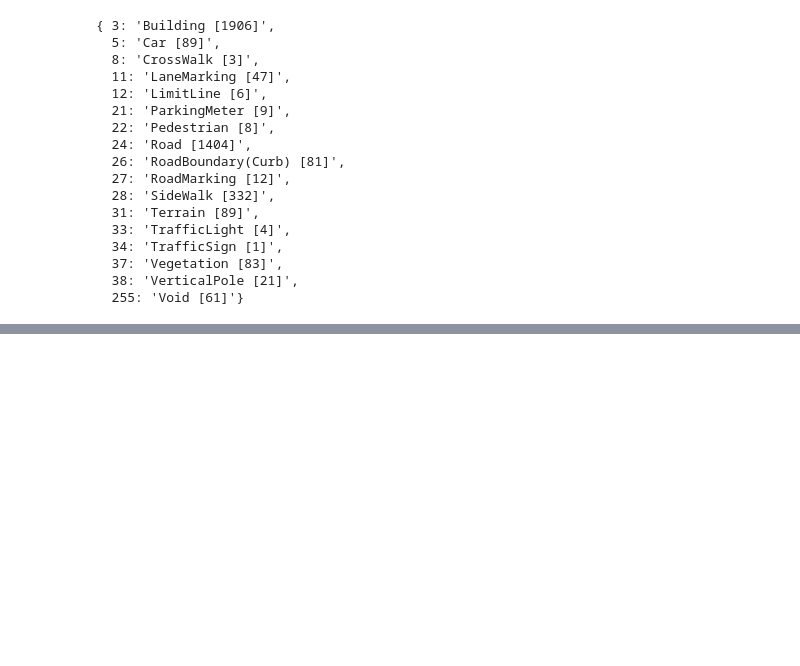
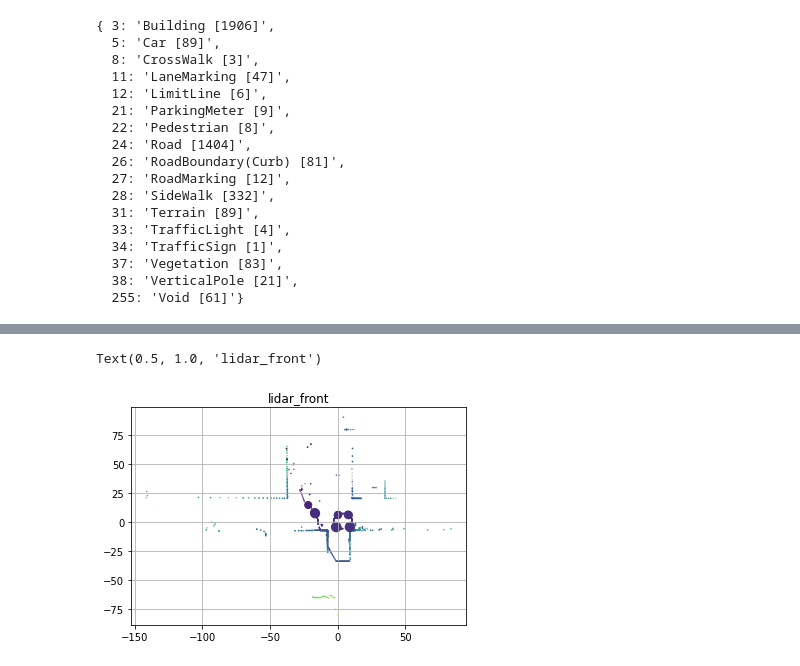
Before and after one commit to parallel-domain/pd-sdk, a Jupyter notebook: docs/source/tutorial/general/general_usage.ipynb, the cells around one changed output, grey strips where cells are left out. Drawn from its saved outputs; the diff is of its cells as text; code cells hidden in the pictures; blank space fills up the shorter version.

```diff
--- a/docs/source/tutorial/general/general_usage.ipynb
+++ b/docs/source/tutorial/general/general_usage.ipynb
@@ -376,0 +425,23 @@ pp.pprint(count_by_class_label)
+# %%
+from paralleldomain.model.sensor import PointCloud  # optional import, just for type reference in this tutorial
+
+
+pc_data: PointCloud = lidar_0_frame_0.point_cloud
+
+pc_xyz_one: np.ndarray = pc_data.xyz_one # Returns the xyz coordinates with an additional column full of "1" to allow for direct transformation
+pc_intensity: np.ndarray = pc_data.intensity
+
+pc_ego = (lidar_0_frame_0.extrinsic @ pc_xyz_one.T).T
+pc_ego = pc_ego[:,:3]  # throw away "1" - we are done transforming
+
+subset_slice = slice(None, None, 5)  # we want a slice of every 5th point to reduce rendering time
+
+pc_ego_subset = pc_ego[subset_slice]
+pc_intensity_subset = pc_intensity[subset_slice]
+
+plt.scatter(x=pc_ego_subset[:,0], y=pc_ego_subset[:,1], s=pc_intensity_subset, c=pc_ego_subset[:,2])
+plt.grid(True)
+plt.title(lidar_0_frame_0.sensor_name)
+# %% [output]
+Text(0.5, 1.0, 'lidar_front')
+[figure, added]
```
Also changed, not shown: parts of 5 cells of this notebook, 2 other files.
